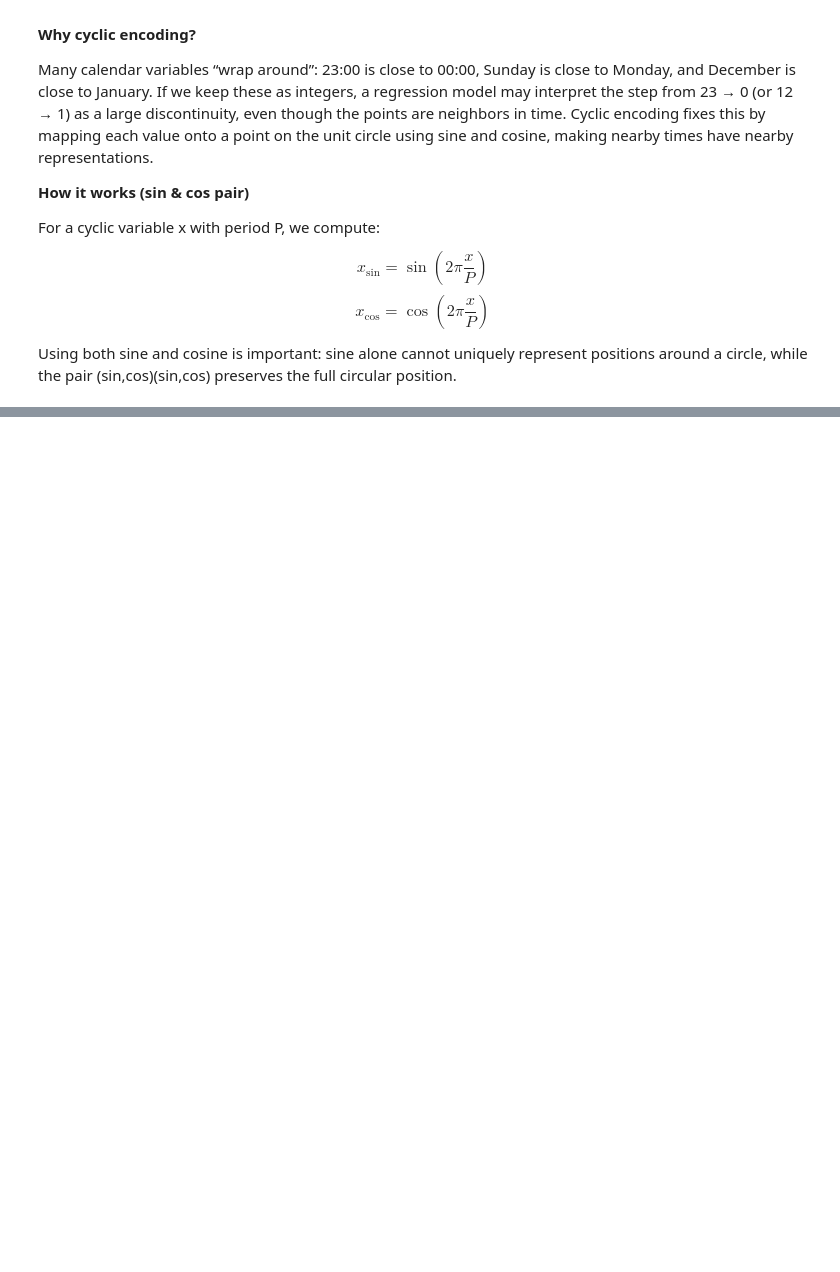
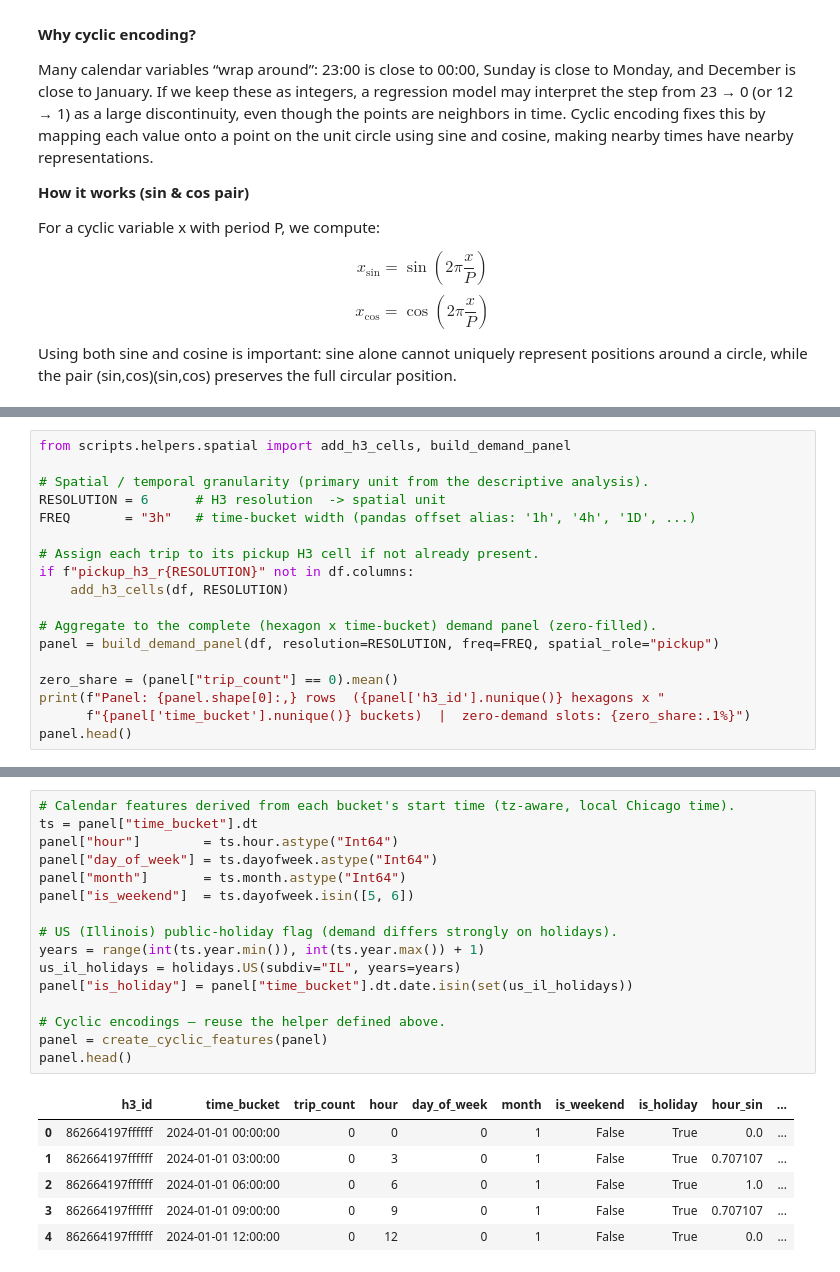
Before and after one commit to timoerc/AAA26-Chicago-Mobility, a Jupyter notebook: notebooks/04_feature_engineering.ipynb, the cells around one changed output, grey strips where cells are left out. Saved outputs shown, nothing was run; the diff lists cells and outputs as text; blank space fills up the shorter version.

```diff
--- a/notebooks/04_feature_engineering.ipynb
+++ b/notebooks/04_feature_engineering.ipynb
@@ -115,0 +137,18 @@ df.head()
+# %%
+from scripts.helpers.spatial import add_h3_cells, build_demand_panel
+
+# Spatial / temporal granularity (primary unit from the descriptive analysis).
+RESOLUTION = 6      # H3 resolution  -> spatial unit
+FREQ       = "3h"   # time-bucket width (pandas offset alias: '1h', '4h', '1D', ...)
+
+# Assign each trip to its pickup H3 cell if not already present.
+if f"pickup_h3_r{RESOLUTION}" not in df.columns:
+    add_h3_cells(df, RESOLUTION)
+
+# Aggregate to the complete (hexagon x time-bucket) demand panel (zero-filled).
+panel = build_demand_panel(df, resolution=RESOLUTION, freq=FREQ, spatial_role="pickup")
+
+zero_share = (panel["trip_count"] == 0).mean()
+print(f"Panel: {panel.shape[0]:,} rows  ({panel['h3_id'].nunique()} hexagons x "
+      f"{panel['time_bucket'].nunique()} buckets)  |  zero-demand slots: {zero_share:.1%}")
+panel.head()
@@ -115,0 +224,23 @@ df.head()
+# %%
+# Calendar features derived from each bucket's start time (tz-aware, local Chicago time).
+ts = panel["time_bucket"].dt
+panel["hour"]        = ts.hour.astype("Int64")
+panel["day_of_week"] = ts.dayofweek.astype("Int64")
+panel["month"]       = ts.month.astype("Int64")
+panel["is_weekend"]  = ts.dayofweek.isin([5, 6])
+
+# US (Illinois) public-holiday flag (demand differs strongly on holidays).
+years = range(int(ts.year.min()), int(ts.year.max()) + 1)
+us_il_holidays = holidays.US(subdiv="IL", years=years)
+panel["is_holiday"] = panel["time_bucket"].dt.date.isin(set(us_il_holidays))
+
+# Cyclic encodings — reuse the helper defined above.
+panel = create_cyclic_features(panel)
+panel.head()
+# %% [output]
+|  | h3_id | time_bucket | trip_count | hour | day_of_week | month | is_weekend | is_holiday | hour_sin | ... |
+| 0 | 862664197ffffff | 2024-01-01 00:00:00 | 0 | 0 | 0 | 1 | False | True | 0.0 | ... |
+| 1 | 862664197ffffff | 2024-01-01 03:00:00 | 0 | 3 | 0 | 1 | False | True | 0.707107 | ... |
+| 2 | 862664197ffffff | 2024-01-01 06:00:00 | 0 | 6 | 0 | 1 | False | True | 1.0 | ... |
+| 3 | 862664197ffffff | 2024-01-01 09:00:00 | 0 | 9 | 0 | 1 | False | True | 0.707107 | ... |
+| 4 | 862664197ffffff | 2024-01-01 12:00:00 | 0 | 12 | 0 | 1 | False | True | 0.0 | ... |
```
Also changed, not shown: parts of 13 cells of this notebook, 1 other file.
